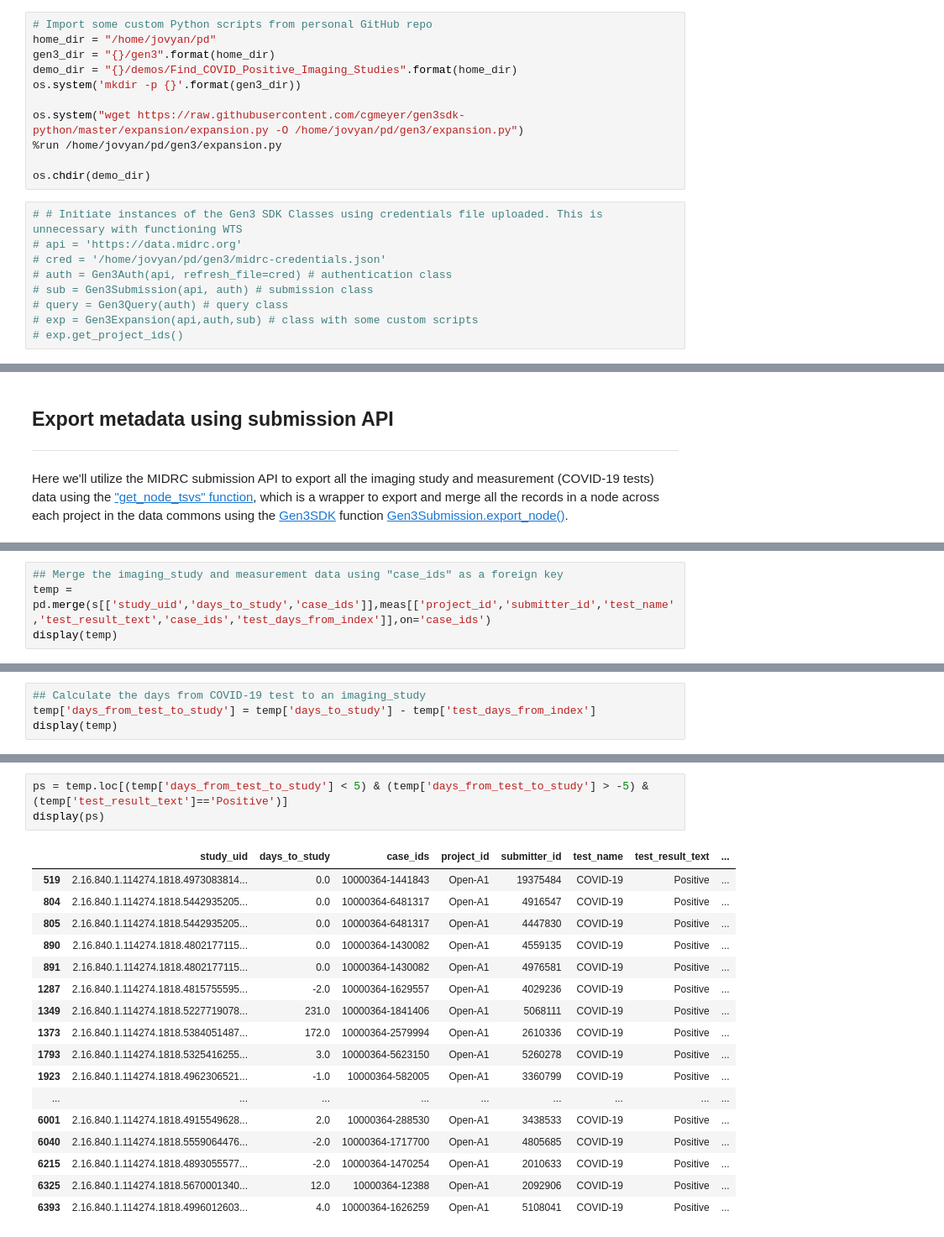
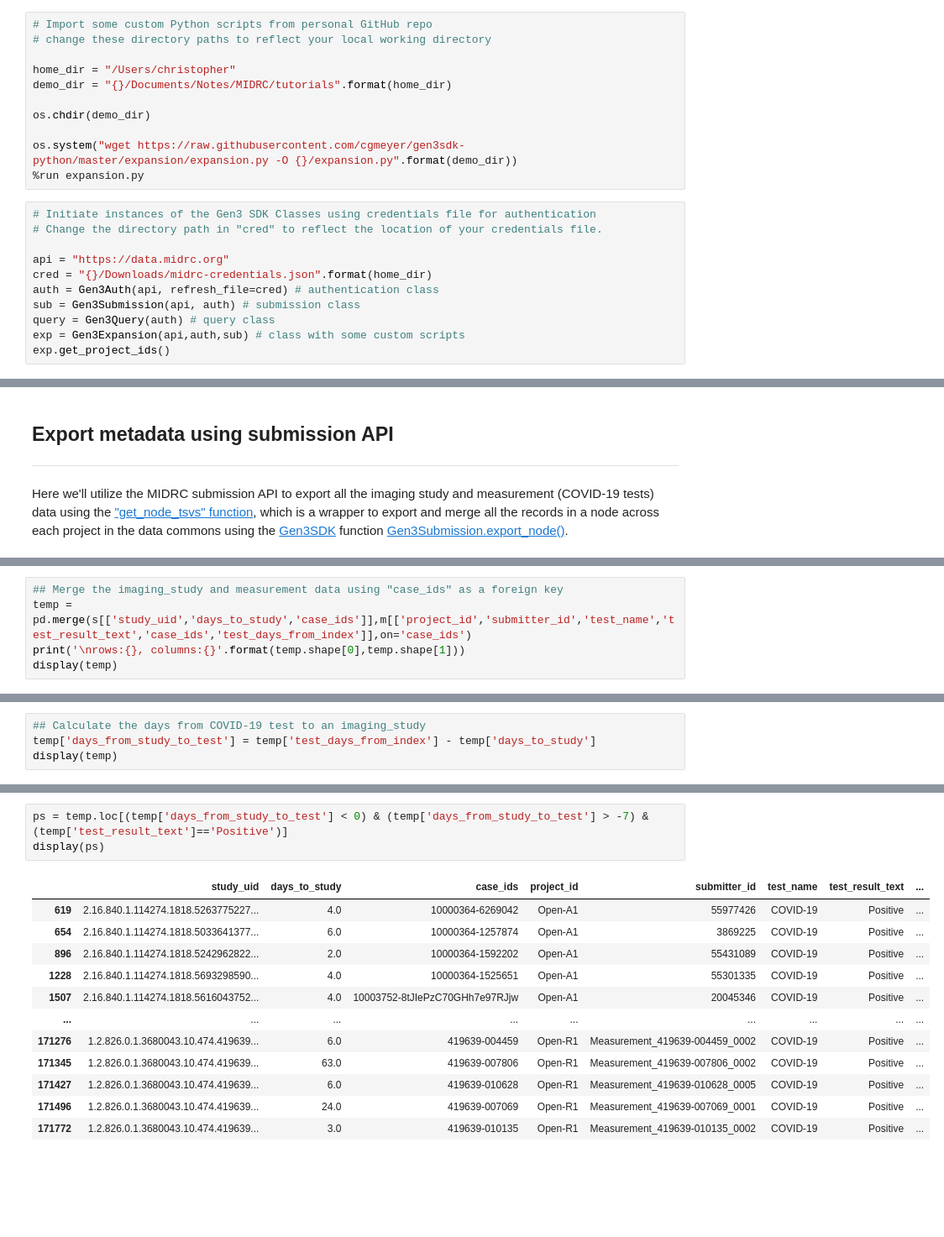
Before and after one commit to MIDRC/tutorial_notebooks, a Jupyter notebook: Cohort_Selection_Using_MIDRC_Temporal_COVID_Test_Data.ipynb, the cells around one changed output, grey strips where cells are left out. Shown: that part at 84% size. Drawn from its saved outputs; the diff is of its cells as text; blank space fills up the shorter version.

```diff
--- a/Cohort_Selection_Using_MIDRC_Temporal_COVID_Test_Data.ipynb
+++ b/Cohort_Selection_Using_MIDRC_Temporal_COVID_Test_Data.ipynb
@@ -45,21 +36,23 @@ from gen3.index import Gen3Index
 from gen3.query import Gen3Query
 # %%
 # Import some custom Python scripts from personal GitHub repo
-home_dir = "/home/jovyan/pd"
-gen3_dir = "{}/gen3".format(home_dir)
-demo_dir = "{}/demos/Find_COVID_Positive_Imaging_Studies".format(home_dir)
-os.system('mkdir -p {}'.format(gen3_dir))
+# change these directory paths to reflect your local working directory
 
-os.system("wget https://raw.githubusercontent.com/cgmeyer/gen3sdk-python/master/expansion/expansion.py -O /home/jovyan/pd/gen3/expansion.py")
-%run /home/jovyan/pd/gen3/expansion.py
+home_dir = "/Users/christopher"
+demo_dir = "{}/Documents/Notes/MIDRC/tutorials".format(home_dir)
 
 os.chdir(demo_dir)
+
+os.system("wget https://raw.githubusercontent.com/cgmeyer/gen3sdk-python/master/expansion/expansion.py -O {}/expansion.py".format(demo_dir))
+%run expansion.py
 # %%
-# # Initiate instances of the Gen3 SDK Classes using credentials file uploaded. This is unnecessary with functioning WTS
-# api = 'https://data.midrc.org'
-# cred = '/home/jovyan/pd/gen3/midrc-credentials.json'
-# auth = Gen3Auth(api, refresh_file=cred) # authentication class
-# sub = Gen3Submission(api, auth) # submission class
-# query = Gen3Query(auth) # query class
-# exp = Gen3Expansion(api,auth,sub) # class with some custom scripts
-# exp.get_project_ids()
+# Initiate instances of the Gen3 SDK Classes using credentials file for authentication
+# Change the directory path in "cred" to reflect the location of your credentials file.
+
+api = "https://data.midrc.org"
+cred = "{}/Downloads/midrc-credentials.json".format(home_dir)
+auth = Gen3Auth(api, refresh_file=cred) # authentication class
+sub = Gen3Submission(api, auth) # submission class
+query = Gen3Query(auth) # query class
+exp = Gen3Expansion(api,auth,sub) # class with some custom scripts
+exp.get_project_ids()
@@ -240,5 +182,6 @@ display(len(m))
 # %%
 ## Merge the imaging_study and measurement data using "case_ids" as a foreign key
-temp = pd.merge(s[['study_uid','days_to_study','case_ids']],meas[['project_id','submitter_id','test_name','test_result_text','case_ids','test_days_from_index']],on='case_ids')
+temp = pd.merge(s[['study_uid','days_to_study','case_ids']],m[['project_id','submitter_id','test_name','test_result_text','case_ids','test_days_from_index']],on='case_ids')
+print('\nrows:{}, columns:{}'.format(temp.shape[0],temp.shape[1]))
 display(temp)
 # %% [output]
@@ -273,6 +214,6 @@ We expect a positive value if the test was performed before the study.
 # %%
 ## Calculate the days from COVID-19 test to an imaging_study
-temp['days_from_test_to_study'] = temp['days_to_study'] - temp['test_days_from_index']
+temp['days_from_study_to_test'] = temp['test_days_from_index'] - temp['days_to_study']
 display(temp)
 # %% [output]
 |  | study_uid | days_to_study | case_ids | project_id | submitter_id | test_name | test_result_text | ... |
@@ -304,21 +240,16 @@ For this demo, let's assume that an imaging study was performed when a person wa
 # %%
-ps = temp.loc[(temp['days_from_test_to_study'] < 5) & (temp['days_from_test_to_study'] > -5) & (temp['test_result_text']=='Positive')]
+ps = temp.loc[(temp['days_from_study_to_test'] < 0) & (temp['days_from_study_to_test'] > -7) & (temp['test_result_text']=='Positive')]
 display(ps)
 # %% [output]
 |  | study_uid | days_to_study | case_ids | project_id | submitter_id | test_name | test_result_text | ... |
-| 519 | 2.16.840.1.114274.1818.4973083814... | 0.0 | 10000364-1441843 | Open-A1 | 19375484 | COVID-19 | Positive | ... |
-| 804 | 2.16.840.1.114274.1818.5442935205... | 0.0 | 10000364-6481317 | Open-A1 | 4916547 | COVID-19 | Positive | ... |
-| 805 | 2.16.840.1.114274.1818.5442935205... | 0.0 | 10000364-6481317 | Open-A1 | 4447830 | COVID-19 | Positive | ... |
-| 890 | 2.16.840.1.114274.1818.4802177115... | 0.0 | 10000364-1430082 | Open-A1 | 4559135 | COVID-19 | Positive | ... |
-| 891 | 2.16.840.1.114274.1818.4802177115... | 0.0 | 10000364-1430082 | Open-A1 | 4976581 | COVID-19 | Positive | ... |
-| 1287 | 2.16.840.1.114274.1818.4815755595... | -2.0 | 10000364-1629557 | Open-A1 | 4029236 | COVID-19 | Positive | ... |
-| 1349 | 2.16.840.1.114274.1818.5227719078... | 231.0 | 10000364-1841406 | Open-A1 | 5068111 | COVID-19 | Positive | ... |
-| 1373 | 2.16.840.1.114274.1818.5384051487... | 172.0 | 10000364-2579994 | Open-A1 | 2610336 | COVID-19 | Positive | ... |
-| 1793 | 2.16.840.1.114274.1818.5325416255... | 3.0 | 10000364-5623150 | Open-A1 | 5260278 | COVID-19 | Positive | ... |
-| 1923 | 2.16.840.1.114274.1818.4962306521... | -1.0 | 10000364-582005 | Open-A1 | 3360799 | COVID-19 | Positive | ... |
+| 619 | 2.16.840.1.114274.1818.5263775227... | 4.0 | 10000364-6269042 | Open-A1 | 55977426 | COVID-19 | Positive | ... |
+| 654 | 2.16.840.1.114274.1818.5033641377... | 6.0 | 10000364-1257874 | Open-A1 | 3869225 | COVID-19 | Positive | ... |
+| 896 | 2.16.840.1.114274.1818.5242962822... | 2.0 | 10000364-1592202 | Open-A1 | 55431089 | COVID-19 | Positive | ... |
+| 1228 | 2.16.840.1.114274.1818.5693298590... | 4.0 | 10000364-1525651 | Open-A1 | 55301335 | COVID-19 | Positive | ... |
+| 1507 | 2.16.840.1.114274.1818.5616043752... | 4.0 | 10003752-8tJIePzC70GHh7e97RJjw | Open-A1 | 20045346 | COVID-19 | Positive | ... |
 | ... | ... | ... | ... | ... | ... | ... | ... | ... |
-| 6001 | 2.16.840.1.114274.1818.4915549628... | 2.0 | 10000364-288530 | Open-A1 | 3438533 | COVID-19 | Positive | ... |
-| 6040 | 2.16.840.1.114274.1818.5559064476... | -2.0 | 10000364-1717700 | Open-A1 | 4805685 | COVID-19 | Positive | ... |
-| 6215 | 2.16.840.1.114274.1818.4893055577... | -2.0 | 10000364-1470254 | Open-A1 | 2010633 | COVID-19 | Positive | ... |
-| 6325 | 2.16.840.1.114274.1818.5670001340... | 12.0 | 10000364-12388 | Open-A1 | 2092906 | COVID-19 | Positive | ... |
-| 6393 | 2.16.840.1.114274.1818.4996012603... | 4.0 | 10000364-1626259 | Open-A1 | 5108041 | COVID-19 | Positive | ... |
+| 171276 | 1.2.826.0.1.3680043.10.474.419639... | 6.0 | 419639-004459 | Open-R1 | Measurement_419639-004459_0002 | COVID-19 | Positive | ... |
+| 171345 | 1.2.826.0.1.3680043.10.474.419639... | 63.0 | 419639-007806 | Open-R1 | Measurement_419639-007806_0002 | COVID-19 | Positive | ... |
+| 171427 | 1.2.826.0.1.3680043.10.474.419639... | 6.0 | 419639-010628 | Open-R1 | Measurement_419639-010628_0005 | COVID-19 | Positive | ... |
+| 171496 | 1.2.826.0.1.3680043.10.474.419639... | 24.0 | 419639-007069 | Open-R1 | Measurement_419639-007069_0001 | COVID-19 | Positive | ... |
+| 171772 | 1.2.826.0.1.3680043.10.474.419639... | 3.0 | 419639-010135 | Open-R1 | Measurement_419639-010135_0002 | COVID-19 | Positive | ... |
```
Also changed, not shown: parts of 54 cells of this notebook, 4 other files.
